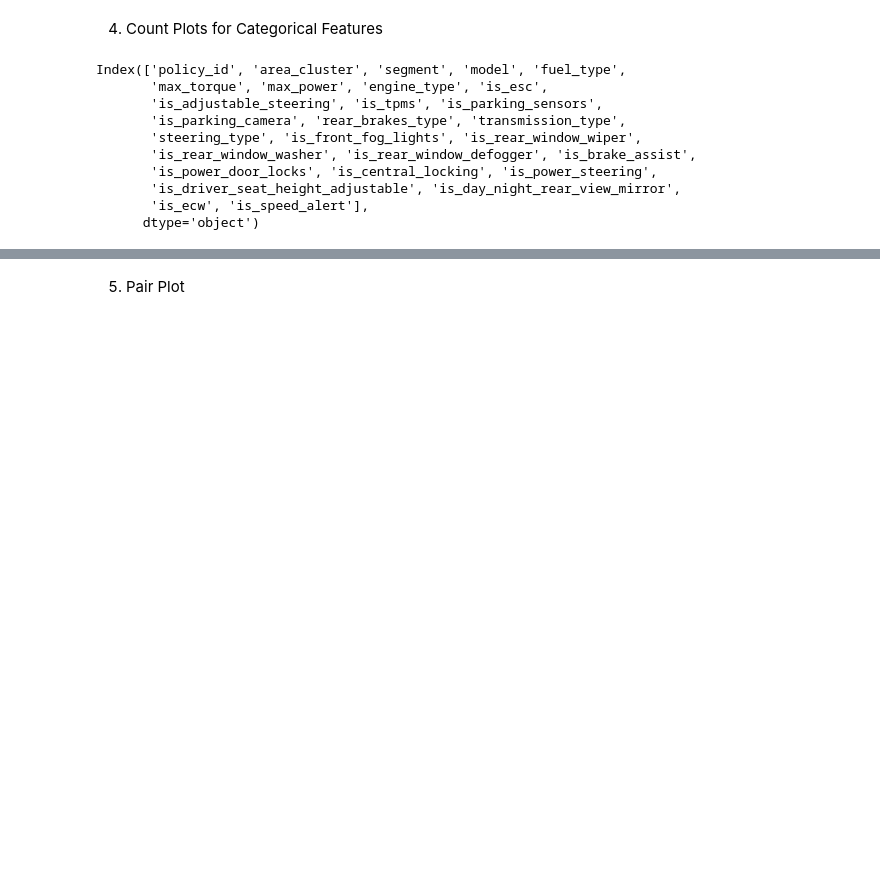
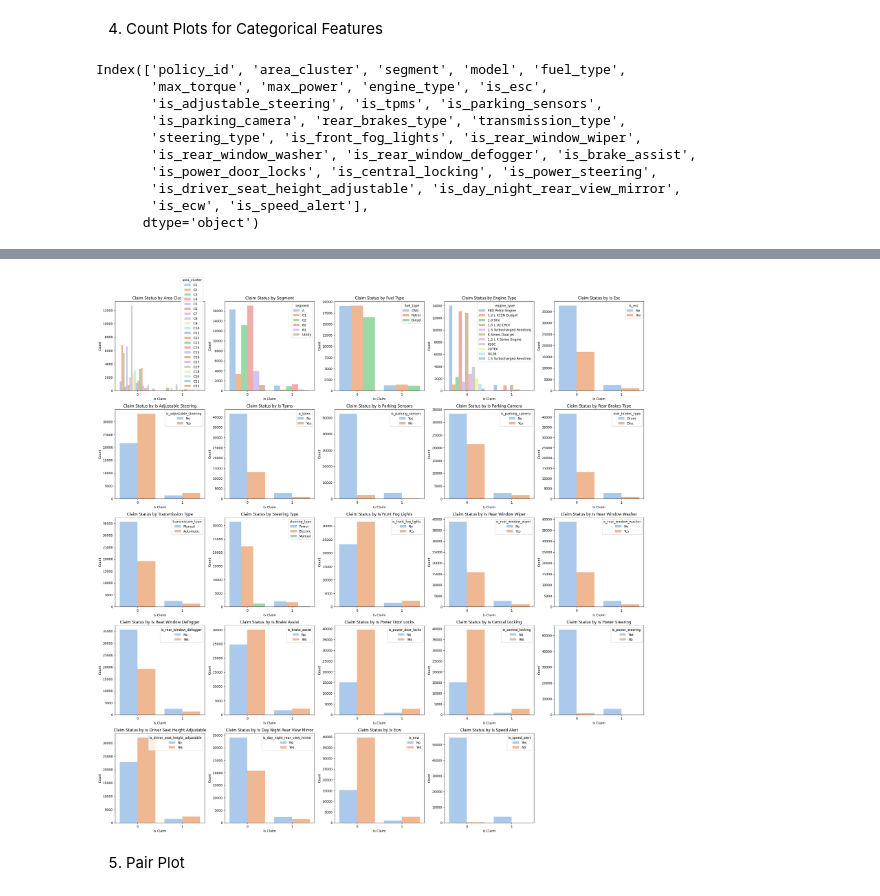
Before and after one commit to aimeele97/insurance_claim_analysis_model, a Jupyter notebook: insuranceclaim.ipynb, the cells around one changed output, grey strips where cells are left out. Saved outputs shown, nothing was run; the diff lists cells and outputs as text; code cells hidden in the pictures; blank space fills up the shorter version.

```diff
--- a/insuranceclaim.ipynb
+++ b/insuranceclaim.ipynb
@@ -234,24 +296,41 @@ Index(['policy_id', 'area_cluster', 'segment', 'model', 'fuel_type',
 # %%
-# n_cols = 5  # Set number of columns for the layout
-# n_rows = (len(df_cat.columns) + n_cols - 1) // n_cols  # Calculate number of rows needed
 
-# fig, axs = plt.subplots(n_rows, n_cols, figsize=(24, 5 * n_rows))
-# axs = axs.flatten()  # Flatten the array of axes for easy indexing
+# categorical features to plot
+categorical_features = ['area_cluster', 'segment', 'fuel_type', 'engine_type',
+                        'is_esc', 'is_adjustable_steering', 'is_tpms',
+                        'is_parking_sensors', 'is_parking_camera',
+                        'rear_brakes_type', 'transmission_type',
+                        'steering_type', 'is_front_fog_lights',
+                        'is_rear_window_wiper', 'is_rear_window_washer',
+                        'is_rear_window_defogger', 'is_brake_assist',
+                        'is_power_door_locks', 'is_central_locking',
+                        'is_power_steering', 'is_driver_seat_height_adjustable',
+                        'is_day_night_rear_view_mirror', 'is_ecw',
+                        'is_speed_alert']
 
-# # Loop through each categorical feature and create a count plot
-# for i, col in enumerate(df_cat.columns):
-#     sns.countplot(x='is_claim', hue=col, data=df, ax=axs[i], palette='pastel')
-#     axs[i].set_title(f'Claim Status by {col.replace("_", " ").title()}')
-#     axs[i].set_xlabel('Is Claim')
-#     axs[i].set_ylabel('Count')
+n_cols = 5  # Set number of columns for the layout
+n_rows = (len(categorical_features) + n_cols - 1) // n_cols  # Calculate number of rows needed
 
-# # Hide any remaining empty subplots
-# for j in range(i + 1, len(axs)):
-#     axs[j].axis('off')
+# Create a figure with subplots
+fig, axs = plt.subplots(n_rows, n_cols, figsize=(24, 5 * n_rows))
+axs = axs.flatten()  # Flatten the array of axes for easy indexing
 
-# # Adjust layout
-# plt.tight_layout()
-# plt.show()
+# Loop through each categorical feature and create a count plot
+for i, col in enumerate(categorical_features):
+    sns.countplot(x='is_claim', hue=col, data=df, ax=axs[i], palette='pastel')
+    axs[i].set_title(f'Claim Status by {col.replace("_", " ").title()}')
+    axs[i].set_xlabel('Is Claim')
+    axs[i].set_ylabel('Count')
+
+# Hide any remaining empty subplots
+for j in range(i + 1, len(axs)):
+    axs[j].axis('off')
+
+# Adjust layout
+plt.tight_layout()
+plt.show()
+# %% [output]
+[figure, added]
 # %% [markdown]
 5. Pair Plot
 # %%
```
Also changed, not shown: parts of 17 cells of this notebook.
